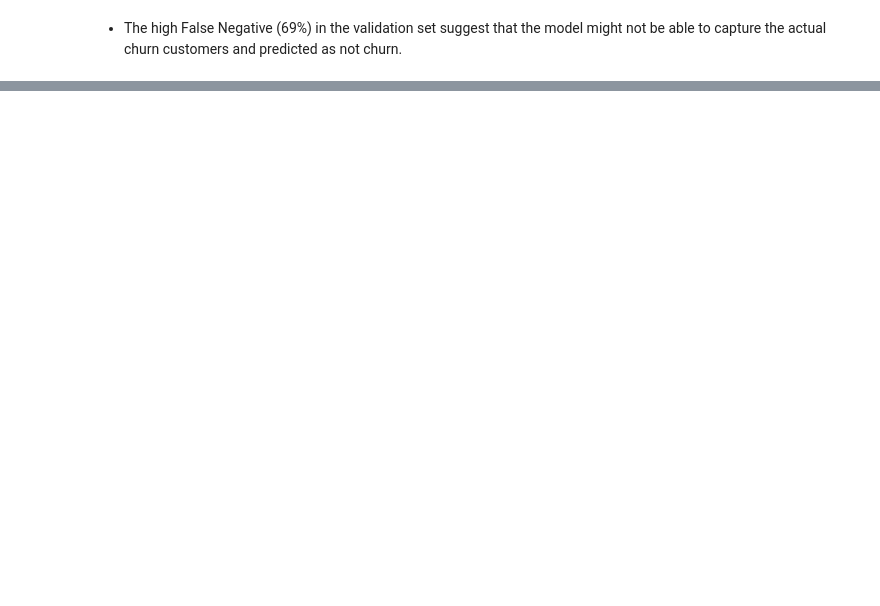
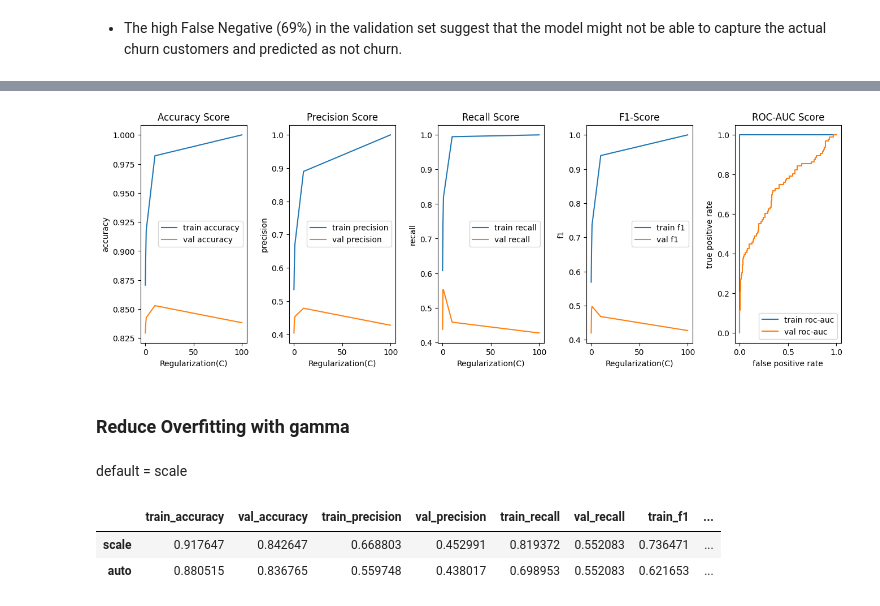
Before and after one commit to chuannarongvat/internship_c_dataset_1, a Jupyter notebook: notebooks/2.3_svm.ipynb, the cells around one changed output, grey strips where cells are left out. Saved outputs shown, nothing was run; the diff lists cells and outputs as text; code cells hidden in the pictures; blank space fills up the shorter version.

```diff
--- a/notebooks/2.3_svm.ipynb
+++ b/notebooks/2.3_svm.ipynb
@@ -423,0 +572,8 @@ logistic.to_csv('../data/processed/model/1_logistic.csv', index=False)
+# %%
+plot_performance(c, 'Regularization(C)')
+# %% [output]
+[figure, added]
+# %% [markdown]
+### Reduce Overfitting with gamma
+# %% [markdown]
+default = scale
@@ -423,0 +582,49 @@ logistic.to_csv('../data/processed/model/1_logistic.csv', index=False)
+# %%
+train_accuracy = []
+train_precision = []
+train_recall = []
+train_f1 = []
+train_roc_auc = []
+
+val_accuracy = []
+val_precision = []
+val_recall = []
+val_f1 = []
+val_roc_auc = []
+
+for i in gamma:
+    svc = SVC(random_state=8, class_weight='balanced', probability=True, kernel='rbf', C=1, gamma=i).fit(X_train, y_train)
+    y_train_preds = svc.predict(X_train)
+    y_val_preds = svc.predict(X_val)
+
+    y_train_probs = svc.predict_proba(X_train)[:, 1]
+    y_val_probs = svc.predict_proba(X_val)[:, 1]
+
+    train_accuracy.append(accuracy_score(y_train, y_train_preds))
+    train_precision.append(precision_score(y_train, y_train_preds))
+    train_recall.append(recall_score(y_train, y_train_preds))
+    train_f1.append(f1_score(y_train, y_train_preds))
+    train_roc_auc.append(roc_auc_score(y_train, y_train_probs))
+
+    val_accuracy.append(accuracy_score(y_val, y_val_preds))
+    val_precision.append(precision_score(y_val, y_val_preds))
+    val_recall.append(recall_score(y_val, y_val_preds))
+    val_f1.append(f1_score(y_val, y_val_preds))
+    val_roc_auc.append(roc_auc_score(y_val, y_val_probs))
+
+tune_gamma = pd.DataFrame({'train_accuracy': train_accuracy,
+                       'val_accuracy': val_accuracy,
+                       'train_precision': train_precision,
+                       'val_precision': val_precision,
+                       'train_recall': train_recall,
+                       'val_recall': val_recall,
+                       'train_f1': train_f1,
+                       'val_f1': val_f1,
+                       'train_roc_auc': train_roc_auc,
+                       'val_roc_auc': val_roc_auc}, index=gamma)
+
+tune_gamma
+# %% [output]
+|  | train_accuracy | val_accuracy | train_precision | val_precision | train_recall | val_recall | train_f1 | ... |
+| scale | 0.917647 | 0.842647 | 0.668803 | 0.452991 | 0.819372 | 0.552083 | 0.736471 | ... |
+| auto | 0.880515 | 0.836765 | 0.559748 | 0.438017 | 0.698953 | 0.552083 | 0.621653 | ... |
```
Also changed, not shown: parts of 30 cells of this notebook, 8 other files.
